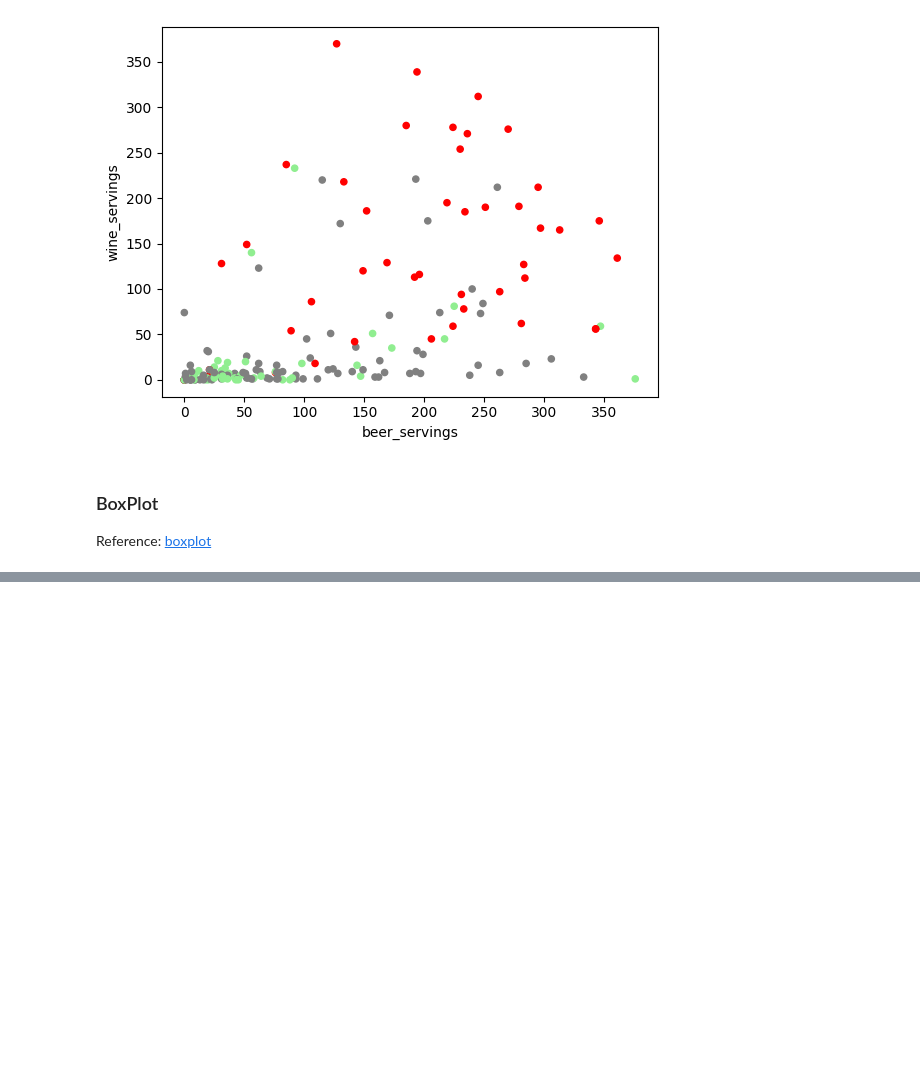
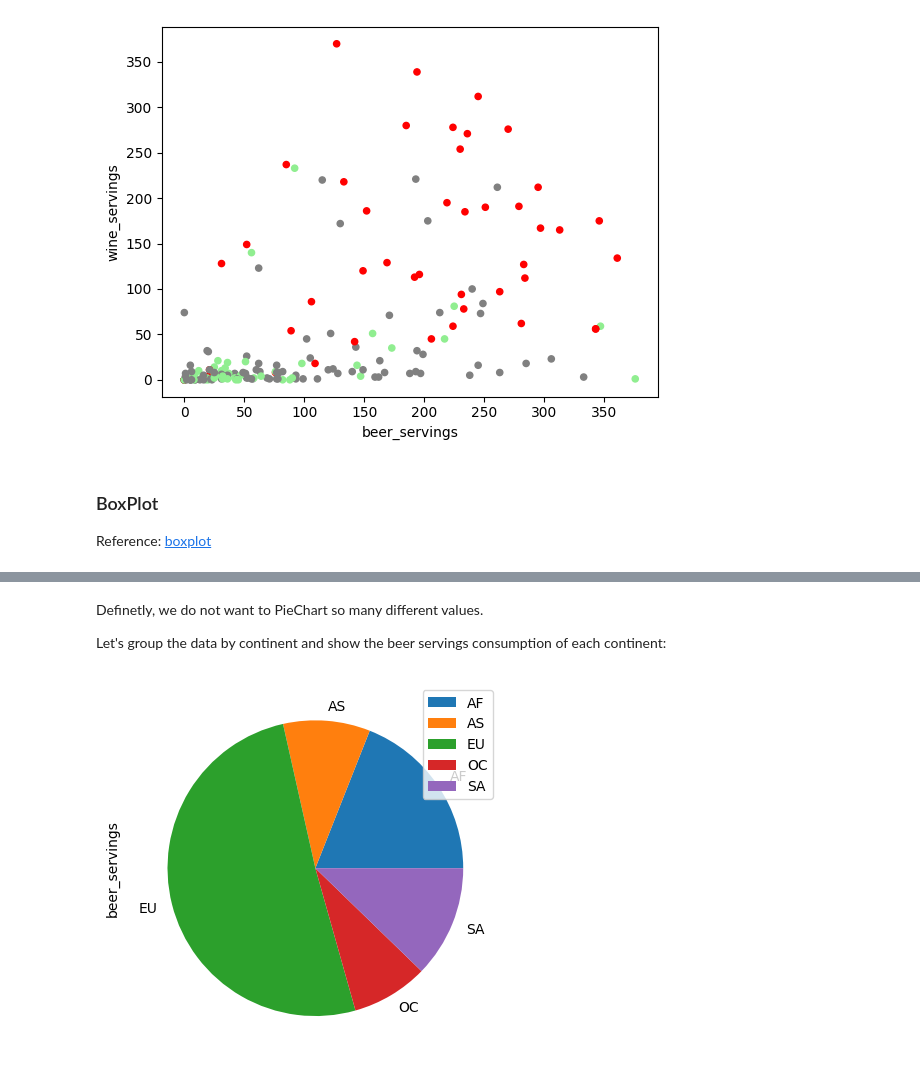
Before and after one commit to ProgressBG-Python-Course/JupyterNotebooksExamples, a Jupyter notebook: Notebooks/matplotlib_pandas_seaborn/pandas_and_mpl.ipynb, the cells around one changed output, grey strips where cells are left out. Cells and saved outputs as stored; diff of their text form; code cells hidden in the pictures; blank space fills up the shorter version.

```diff
--- a/Notebooks/matplotlib_pandas_seaborn/pandas_and_mpl.ipynb
+++ b/Notebooks/matplotlib_pandas_seaborn/pandas_and_mpl.ipynb
@@ -247,0 +255,10 @@ Reference: [pie](https://matplotlib.org/stable/api/_as_gen/matplotlib.pyplot.pie
+# %% [markdown]
+Definetly, we do not want to PieChart so many different values.
+
+Let's group the data by continent and show the beer servings consumption of each continent:
+# %%
+df_grouped = df.groupby('continent').sum(numeric_only=True)
+df_grouped.plot(kind='pie', y='beer_servings', legend=True)
+plt.show()
+# %% [output]
+[figure, added]
```
Also changed, not shown: parts of 5 cells of this notebook.
